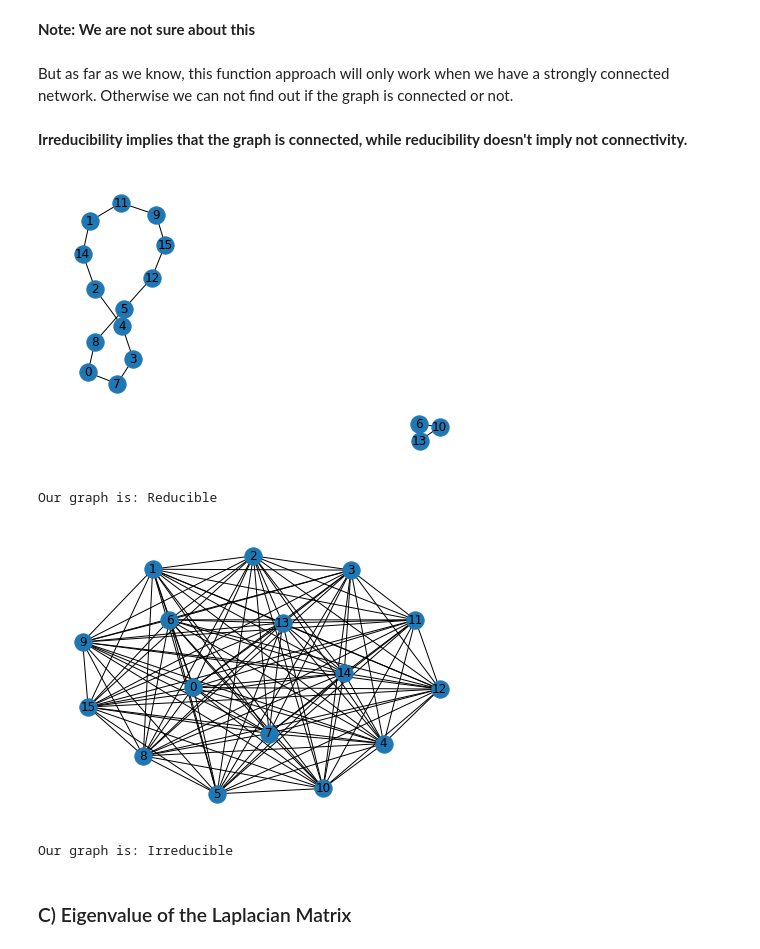
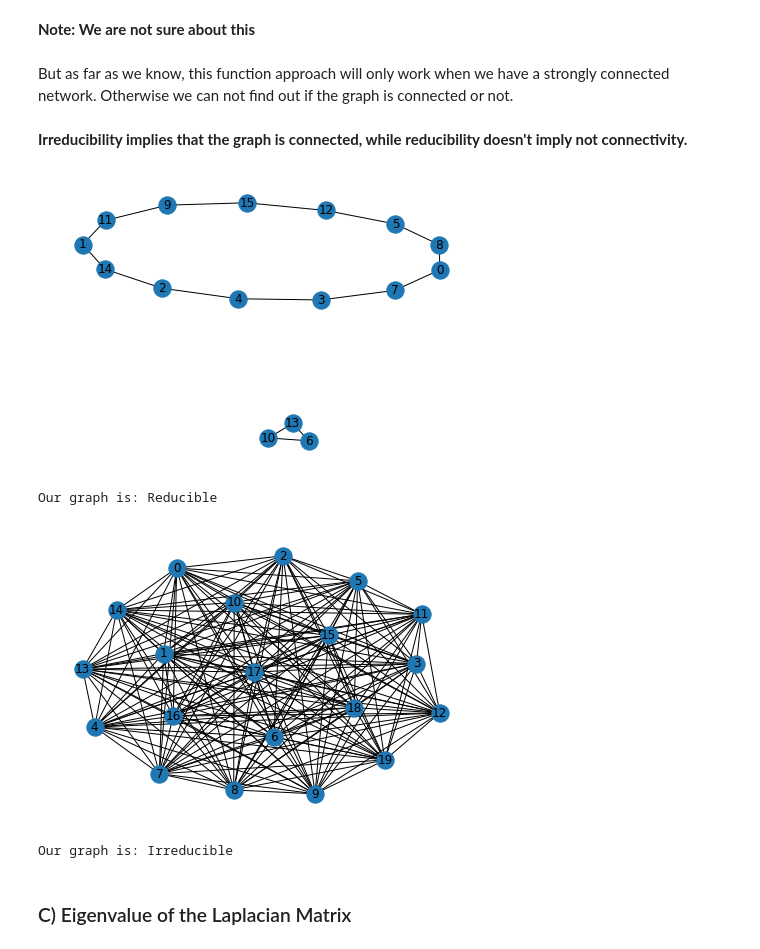
Before and after one commit to brauliovillalobos/Networking-for-Big-Data-Data-Centers-HW1-1047223, a Jupyter notebook: HW1_NBD_DataCenters.ipynb, the cells around one changed output. Saved outputs shown, nothing was run; the diff lists cells and outputs as text; code cells hidden in the pictures.

```diff
--- a/HW1_NBD_DataCenters.ipynb
+++ b/HW1_NBD_DataCenters.ipynb
@@ -91,21 +91,23 @@ def Check_irreducibility(Graph):
     Adjacency_matrix = nx.to_numpy_array(Graph) # To have the adjacency matrix of the given graph
 
     Result += Adjacency_matrix # Temporary result of I + A
-    for i in range(Size - 2): # Range to A^n-1
-        Adjacency_matrix *= Adjacency_matrix
+    Temp = Adjacency_matrix.copy()
+    for i in range(Num_of_nodes - 2): # Range to A^n-1
+        Adjacency_matrix *= Temp
         Result += Adjacency_matrix
-    return False if (Result == 0).any() else True
+    return False if (Result <= 0 ).any() else True
 # %%
-Graph_reducible = rr_graph_f(2, 16, seed_par = 4)
+Graph_reducible = rr_graph_f(2, 16, seed_par = 4, show_graph = True)
+Graph_reducible
 print("Our graph is:", "Reducible" if Check_irreducibility(Graph_reducible) == False else "Irreducible")
 # %% [output]
-[figure, old version]
+[figure, new version]
 Our graph is: Reducible
 # %%
-Graph_reducible = rr_graph_f(15, 16)
+Graph_reducible = rr_graph_f(19, 20, show_graph = True)
 print("Our graph is:", "Reducible" if Check_irreducibility(Graph_reducible) == False else "Irreducible")
 # %% [output]
-[figure, old version]
+[figure, new version]
 Our graph is: Irreducible
 # %% [markdown]
 ### C) Eigenvalue of the Laplacian Matrix
```
